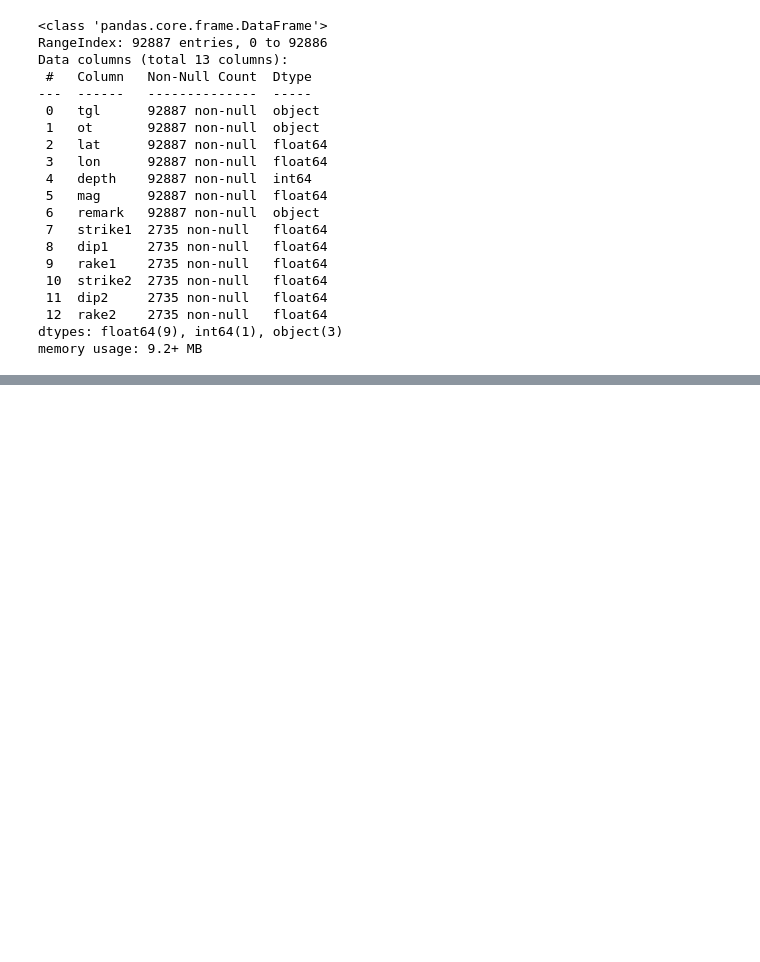
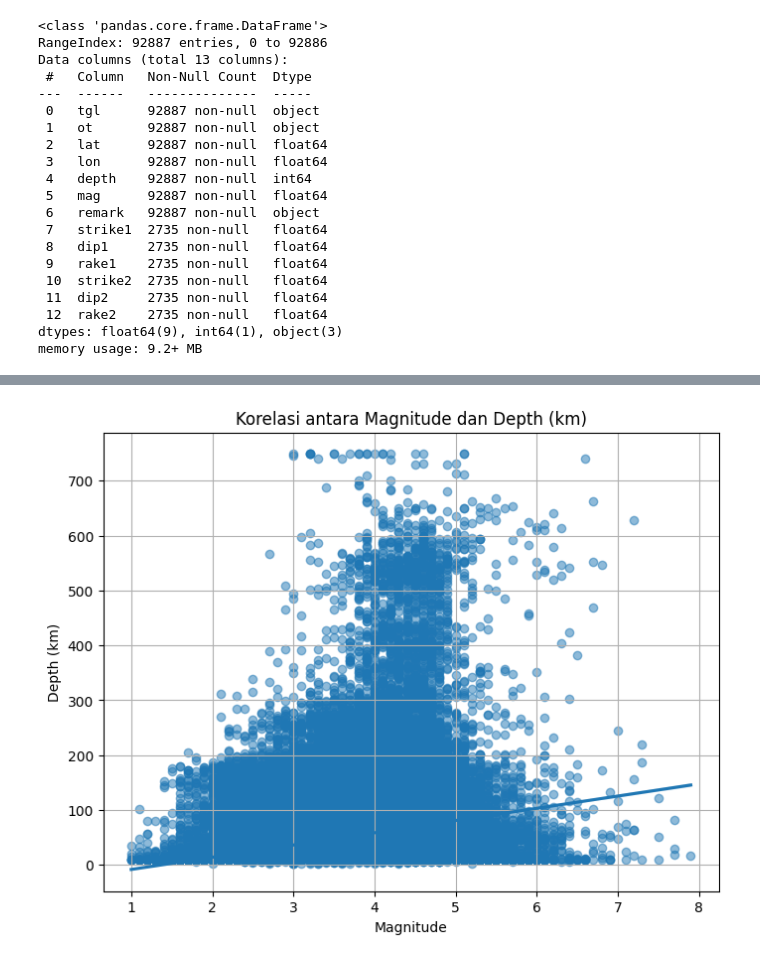
Before and after one commit to chairulimamizaaz/Indonesia-earthquake, a Jupyter notebook: West_Java_earthquake.ipynb, the cells around one changed output, grey strips where cells are left out. Cells and saved outputs as stored; diff of their text form; code cells hidden in the pictures; blank space fills up the shorter version.

```diff
--- a/West_Java_earthquake.ipynb
+++ b/West_Java_earthquake.ipynb
@@ -197,0 +279,12 @@ data2
+# %%
+import seaborn as sns
+
+plt.figure(figsize=(8, 6))
+sns.regplot(x='Magnitude', y='Depth (km)', data=data, scatter_kws={'alpha':0.5})
+plt.title('Korelasi antara Magnitude dan Depth (km)')
+plt.xlabel('Magnitude')
+plt.ylabel('Depth (km)')
+plt.grid(True)
+plt.show()
+# %% [output]
+[figure, added]
```
Also changed, not shown: parts of 23 cells of this notebook.
